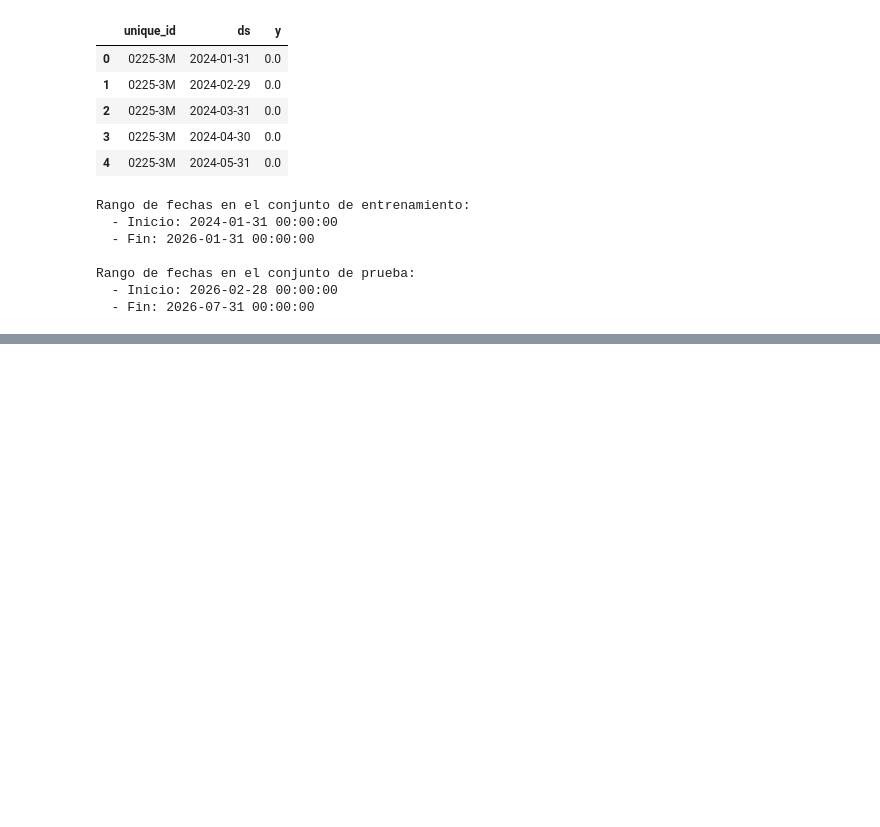
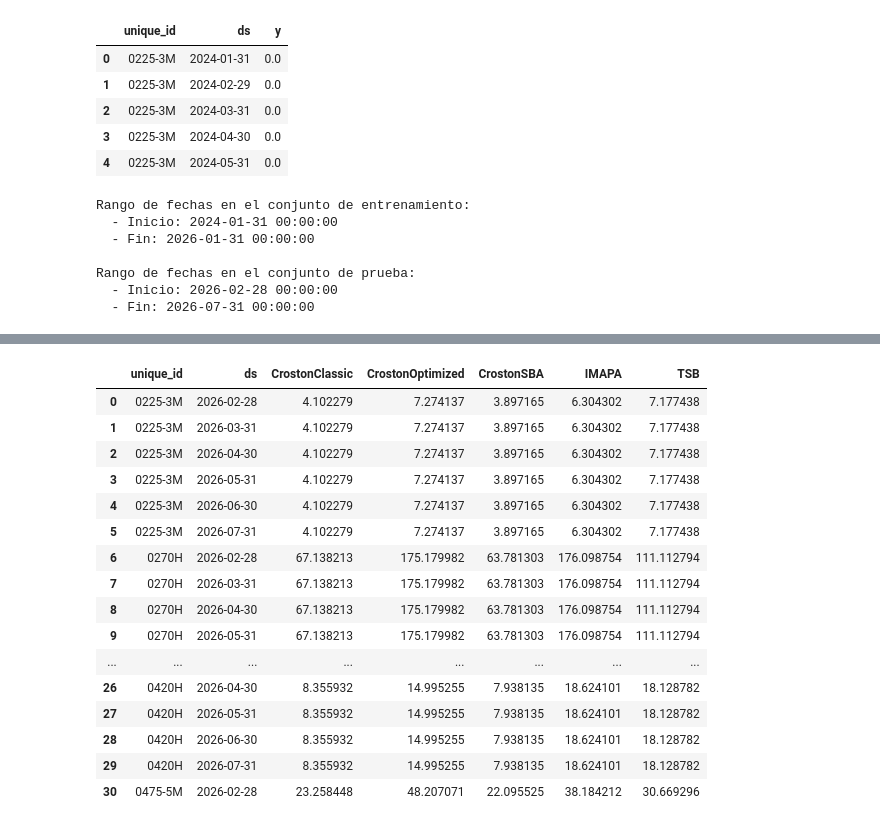
Before and after one commit to choppeb7/Tesis-Master-AI, a Jupyter notebook: 6_Forecast_series_temporales.ipynb, the cells around one changed output, grey strips where cells are left out. Drawn from its saved outputs; the diff is of its cells as text; code cells hidden in the pictures; blank space fills up the shorter version.

```diff
--- a/6_Forecast_series_temporales.ipynb
+++ b/6_Forecast_series_temporales.ipynb
@@ -325,24 +415,44 @@ Rango de fechas en el conjunto de prueba:
 # %%
 # ============================================================
 # Entrenar modelos intermitentes con StatsForecast
 # ============================================================
+from statsforecast import StatsForecast
+from statsforecast.models import CrostonClassic, CrostonOptimized, CrostonSBA, IMAPA, TSB
 
 modelos_intermitentes = [
     CrostonClassic(),
     CrostonOptimized(),
     CrostonSBA(),
     IMAPA(),
     TSB(alpha_d=0.1, alpha_p=0.1)
 ]
 
 sf = StatsForecast(
     models=modelos_intermitentes,
-    freq="M",
+    freq="ME",
     n_jobs=-1
 )
 
-sf.fit(df=df_train_sf)
+sf.fit(df=df_train)
 
 df_forecast_intermitente = sf.predict(h=horizonte_meses)
 
-df_forecast_intermitente.head()
+df_forecast_intermitente.head(31)
+# %% [output]
+|  | unique_id | ds | CrostonClassic | CrostonOptimized | CrostonSBA | IMAPA | TSB |
+| 0 | 0225-3M | 2026-02-28 | 4.102279 | 7.274137 | 3.897165 | 6.304302 | 7.177438 |
+| 1 | 0225-3M | 2026-03-31 | 4.102279 | 7.274137 | 3.897165 | 6.304302 | 7.177438 |
+| 2 | 0225-3M | 2026-04-30 | 4.102279 | 7.274137 | 3.897165 | 6.304302 | 7.177438 |
+| 3 | 0225-3M | 2026-05-31 | 4.102279 | 7.274137 | 3.897165 | 6.304302 | 7.177438 |
+| 4 | 0225-3M | 2026-06-30 | 4.102279 | 7.274137 | 3.897165 | 6.304302 | 7.177438 |
+| 5 | 0225-3M | 2026-07-31 | 4.102279 | 7.274137 | 3.897165 | 6.304302 | 7.177438 |
+| 6 | 0270H | 2026-02-28 | 67.138213 | 175.179982 | 63.781303 | 176.098754 | 111.112794 |
+| 7 | 0270H | 2026-03-31 | 67.138213 | 175.179982 | 63.781303 | 176.098754 | 111.112794 |
+| 8 | 0270H | 2026-04-30 | 67.138213 | 175.179982 | 63.781303 | 176.098754 | 111.112794 |
+| 9 | 0270H | 2026-05-31 | 67.138213 | 175.179982 | 63.781303 | 176.098754 | 111.112794 |
+| ... | ... | ... | ... | ... | ... | ... | ... |
+| 26 | 0420H | 2026-04-30 | 8.355932 | 14.995255 | 7.938135 | 18.624101 | 18.128782 |
+| 27 | 0420H | 2026-05-31 | 8.355932 | 14.995255 | 7.938135 | 18.624101 | 18.128782 |
+| 28 | 0420H | 2026-06-30 | 8.355932 | 14.995255 | 7.938135 | 18.624101 | 18.128782 |
+| 29 | 0420H | 2026-07-31 | 8.355932 | 14.995255 | 7.938135 | 18.624101 | 18.128782 |
+| 30 | 0475-5M | 2026-02-28 | 23.258448 | 48.207071 | 22.095525 | 38.184212 | 30.669296 |
```
Also changed, not shown: parts of 36 cells of this notebook.
